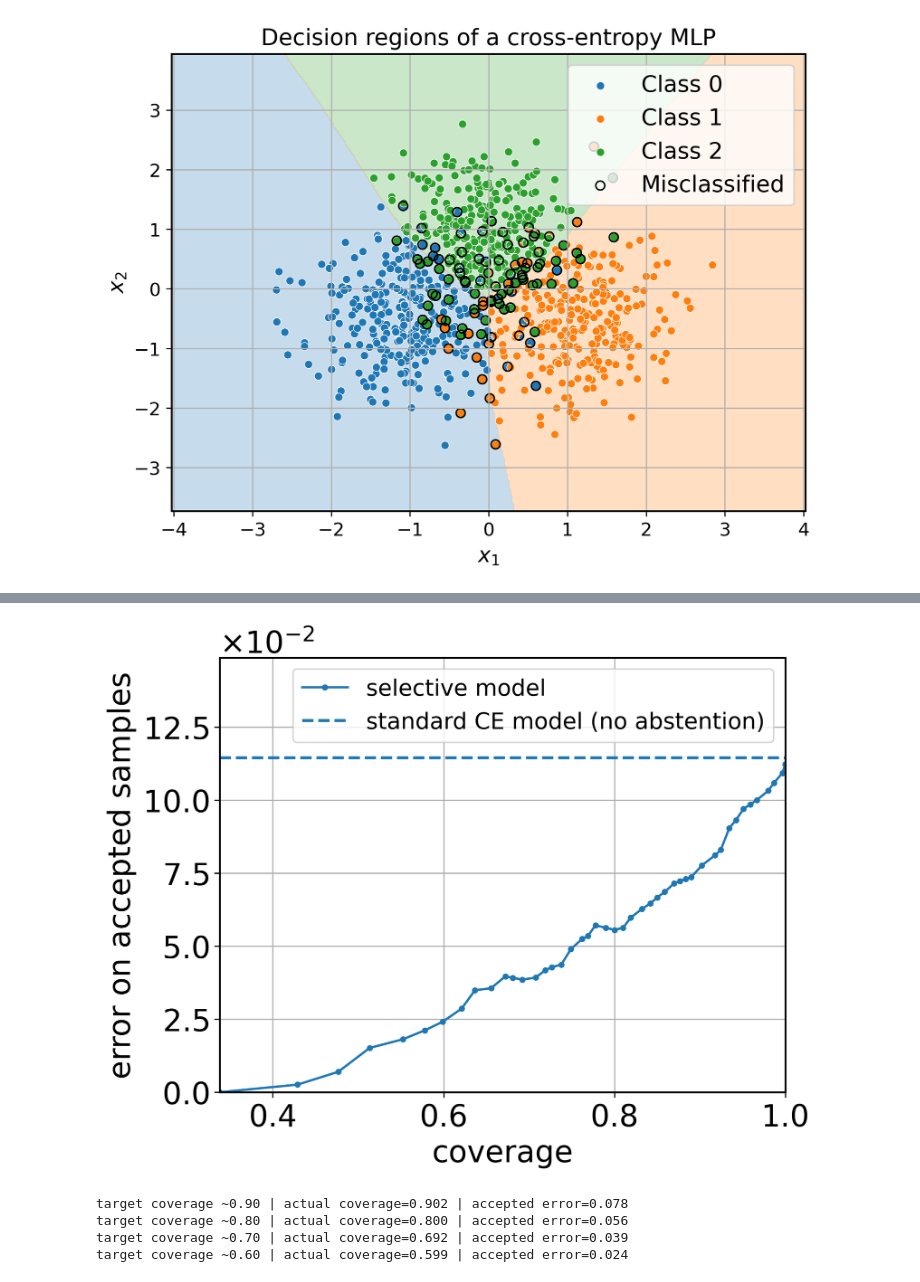
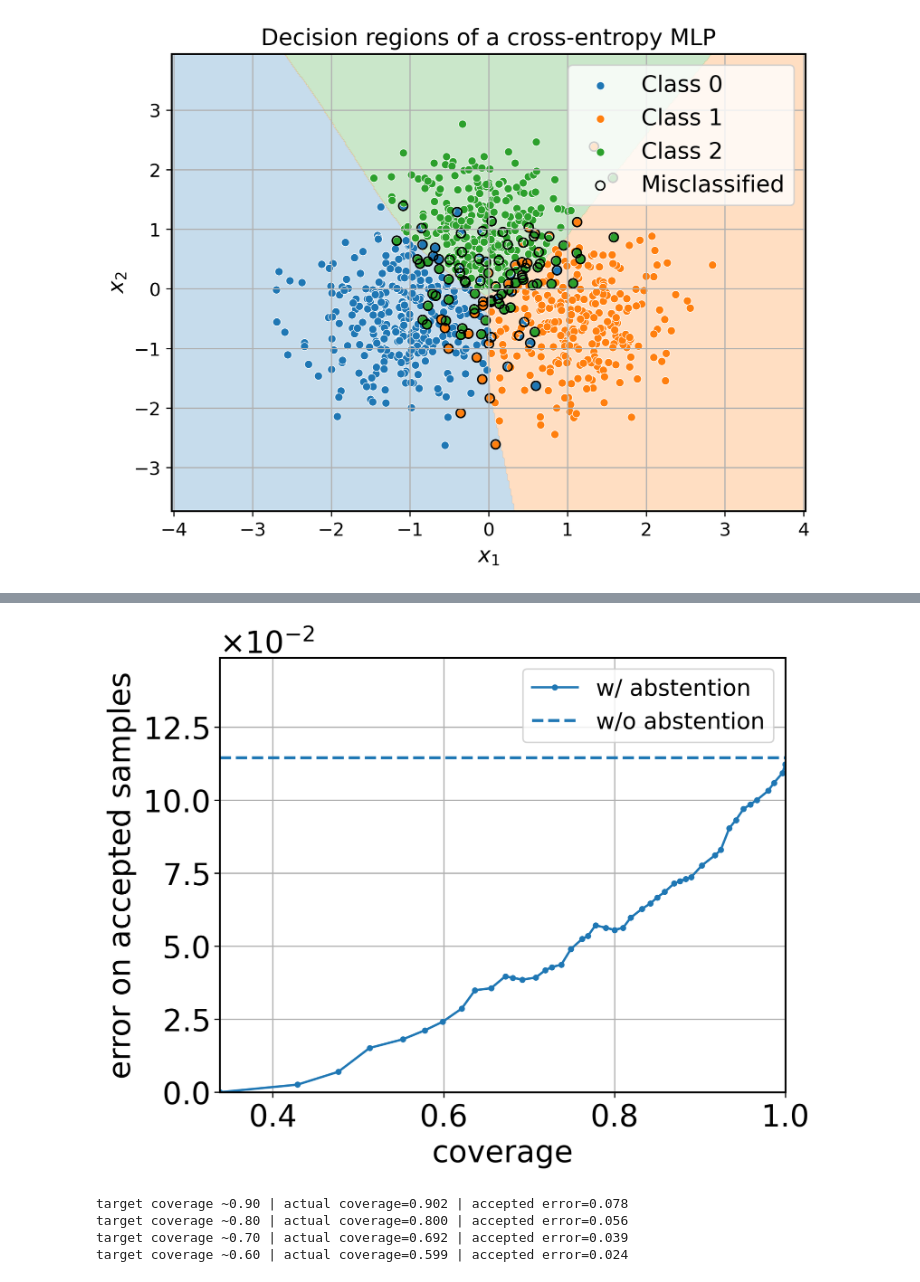
Before and after one commit to raham24/Epistemic-Uncertainty-Aware-Defect-Detection-for-Quality-Control-in-Medical-Device-Manufacturing, a Jupyter notebook: toy_example/toy_example.ipynb, the cells around one changed output, grey strips where cells are left out. Saved outputs shown, nothing was run; the diff lists cells and outputs as text; code cells hidden in the pictures.

```diff
--- a/toy_example/toy_example.ipynb
+++ b/toy_example/toy_example.ipynb
@@ -486,9 +486,9 @@ baseline_error = ce_metrics['error']
 fig, ax = plt.subplots(figsize=(6.5, 5), constrained_layout=True)
 
 ax.plot(coverages, accepted_errors, marker='o',
-        markersize=3, linewidth=1.5, label='selective model')
+        markersize=3, linewidth=1.5, label='w/ abstention')
 ax.axhline(baseline_error, linestyle='--',
-           label='standard CE model (no abstention)')
+           label='w/o abstention')
 ax.set_xlabel('coverage')
 ax.set_ylabel('error on accepted samples')
 # ax.set_title('Selective risk curve')
@@ -498,34 +498,34 @@ ax.ticklabel_format(
     axis="y",
     style="sci",
     scilimits=(-2, -2),
     useMathText=True,
 )
 
 # Increase font sizes for this ax only
 ax.tick_params(axis="both", labelsize=20)
 ax.xaxis.label.set_size(20)
 ax.yaxis.label.set_size(20)
 ax.title.set_size(20)
 ax.yaxis.get_offset_text().set_fontsize(20)
 
 legend = ax.get_legend()
 if legend is not None:
     for text in legend.get_texts():
         text.set_fontsize(20)
 
 ax.legend(loc='best')
 plt.show()
 
 for target_cov in [0.90, 0.80, 0.70, 0.60]:
     idx = int(np.argmin(np.abs(np.array(coverages) - target_cov)))
     print(
         f"target coverage ~{target_cov:.2f} | actual coverage={coverages[idx]:.3f} | "
         f"accepted error={accepted_errors[idx]:.3f}"
     )
 
 fig.savefig("../tex/img/toy_example_selective_risk_curve.png", dpi=300, bbox_inches='tight')
 # %% [output]
-[figure, old version]
+[figure, new version]
 target coverage ~0.90 | actual coverage=0.902 | accepted error=0.078
 target coverage ~0.80 | actual coverage=0.800 | accepted error=0.056
 target coverage ~0.70 | actual coverage=0.692 | accepted error=0.039
```
Also changed, not shown: parts of 2 cells of this notebook, 4 other files.
